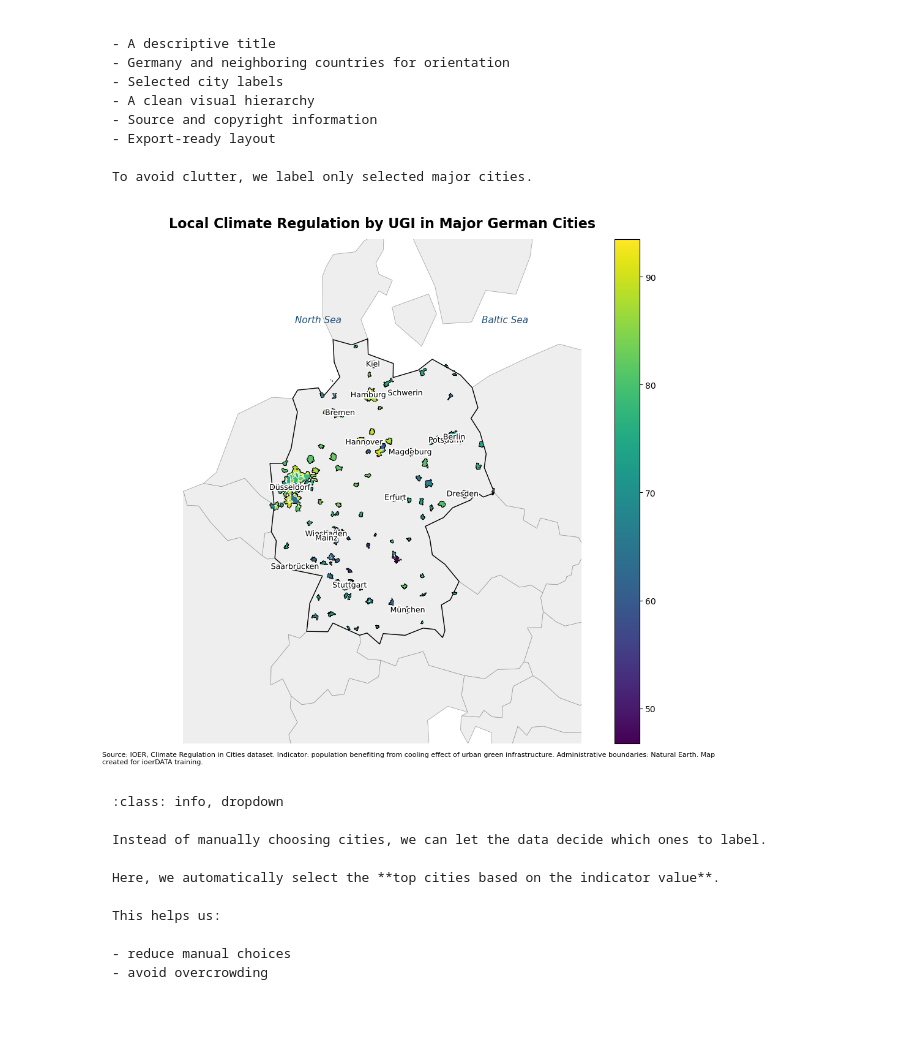
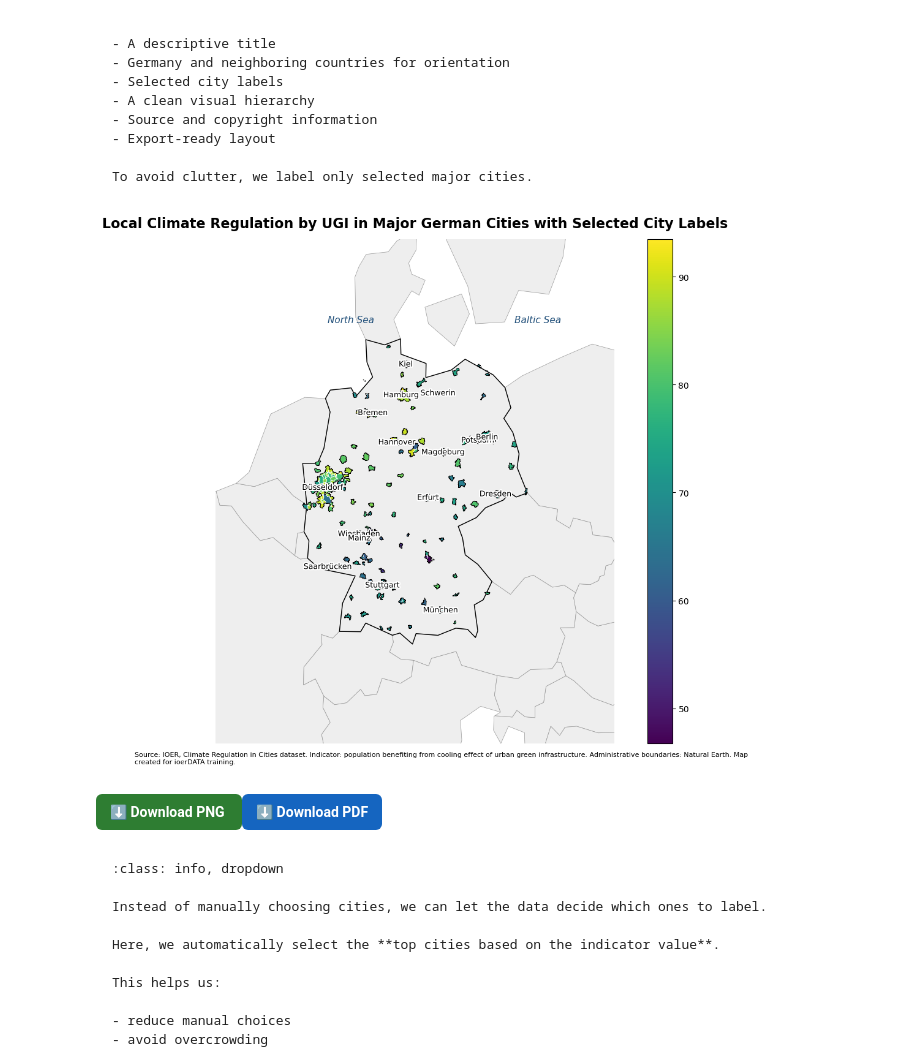
Before and after one commit to ioer-dresden/jupyter-book-ioerdata, a Jupyter notebook: notebooks/ioerdata_api/03_basic_visualization.ipynb, the cells around one changed output. Drawn from its saved outputs; the diff is of its cells as text; code cells hidden in the pictures; blank space fills up the shorter version.

Commit message:
download added ta all figures

````diff
--- a/notebooks/ioerdata_api/03_basic_visualization.ipynb
+++ b/notebooks/ioerdata_api/03_basic_visualization.ipynb
@@ -463,36 +461,69 @@ ax.set_ylim(extent[2], extent[3])
 
 # Descriptive title
 ax.set_title(
-    "Local Climate Regulation by UGI in Major German Cities",
+    "Local Climate Regulation by UGI in Major German Cities with Selected City Labels",
     fontsize=16,
     fontweight="bold",
     pad=14
 )
 
 # Caption / source information
 caption = (
     "Source: IOER, Climate Regulation in Cities dataset. "
     "Indicator: population benefiting from cooling effect of urban green infrastructure. "
     "Administrative boundaries: Natural Earth. "
     "Map created for ioerDATA training."
 )
 
 fig.text(
     0.08,
     0.04,
     caption,
     ha="left",
     va="bottom",
     fontsize=8,
     wrap=True
 )
 
 ax.set_axis_off()
 
 plt.tight_layout(rect=[0, 0.06, 1, 0.95])
 plt.show()
 # %% [output]
-[figure, old version]
+[figure, new version]
+# %%
+#| tags: [remove-input]
+
+from IPython.display import HTML, display
+from pathlib import Path
+
+# Save files into a static folder that Jupyter Book will copy
+download_dir = Path("../../_static/downloads")
+download_dir.mkdir(parents=True, exist_ok=True)
+
+output3_png = download_dir / "local_climate_regulation_ugi_major_german_cities_selected_labels.png"
+output3_pdf = download_dir / "local_climate_regulation_ugi_major_german_cities_selected_labels.pdf"
+
+fig.savefig(output3_png, dpi=300, bbox_inches="tight")
+fig.savefig(output3_pdf, bbox_inches="tight")
+
+display(HTML("""
+<div style="margin-top: 1em; margin-bottom: 1em;">
+
+    <a href="../../_static/downloads/local_climate_regulation_ugi_major_german_cities_selected_labels.png" download
+       style="display: inline-block; background-color: #2E7D32; color: white; padding: 10px 14px; text-decoration: none; border-radius: 6px; font-weight: bold; margin-right: 10px;">
+       ⬇️ Download PNG
+    </a>
+
+    <a href="../../_static/downloads/local_climate_regulation_ugi_major_german_cities_selected_labels.pdf" download
+       style="display: inline-block; background-color: #1565C0; color: white; padding: 10px 14px; text-decoration: none; border-radius: 6px; font-weight: bold;">
+       ⬇️ Download PDF
+    </a>
+
+</div>
+"""))
+# %% [output]
+⬇️ Download PNG ⬇️ Download PDF
 # %% [markdown]
 ```{admonition} Automatic Selection of Top Cities
 :class: info, dropdown
````
Also changed, not shown: parts of 4 cells of this notebook.
